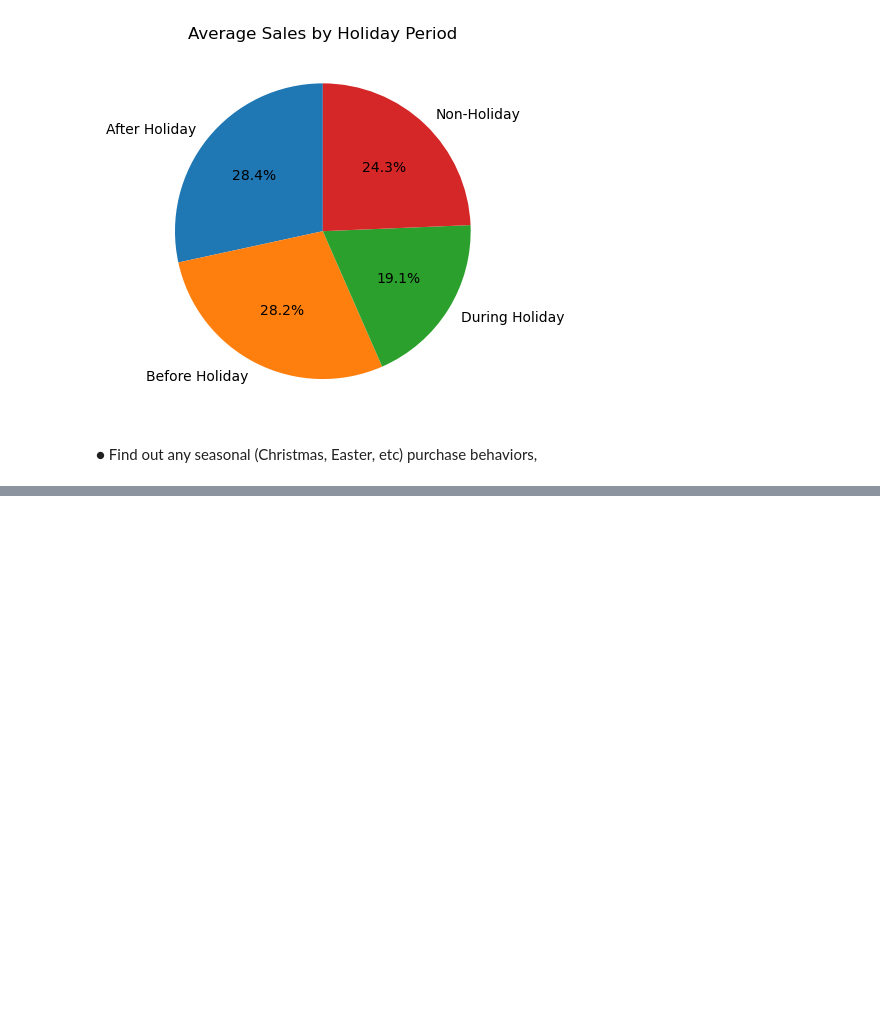
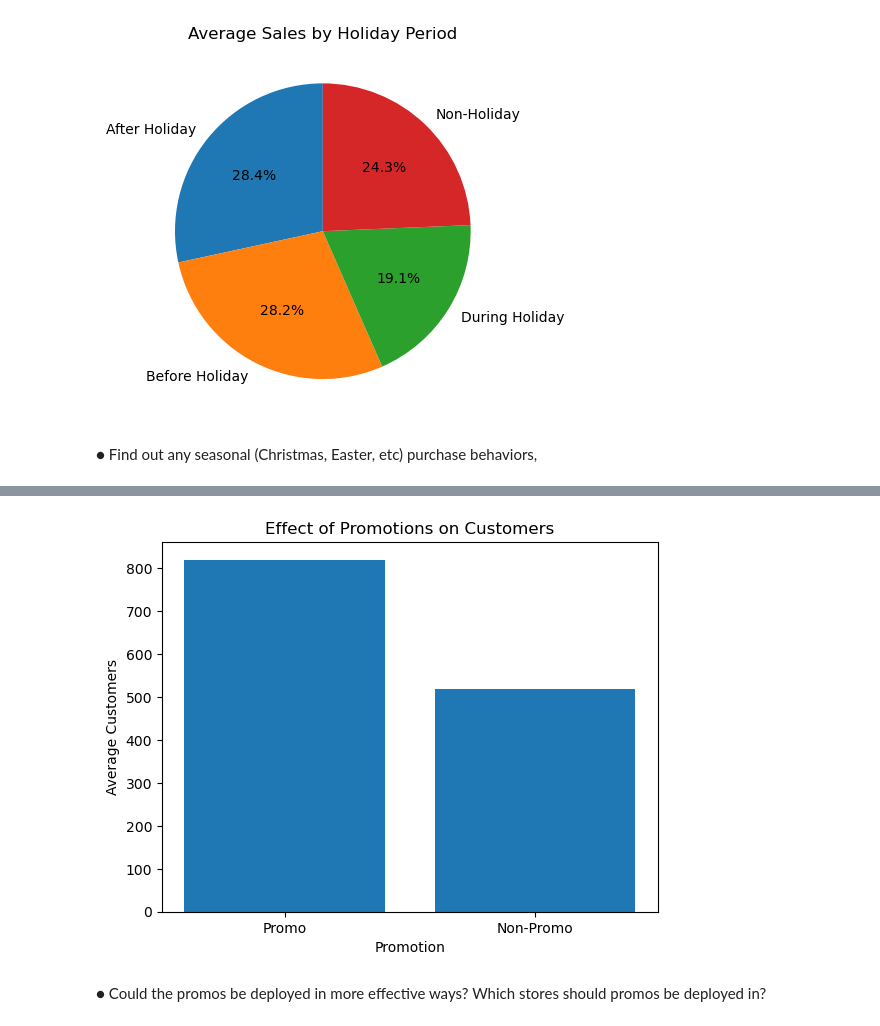
Before and after one commit to jodahe1/Rossmann-Pharmaceuticals-, a Jupyter notebook: Task1/EDA and Data Cleaning.ipynb, the cells around one changed output, grey strips where cells are left out. Cells and saved outputs as stored; diff of their text form; code cells hidden in the pictures; blank space fills up the shorter version.

```diff
--- a/Task1/EDA and Data Cleaning.ipynb
+++ b/Task1/EDA and Data Cleaning.ipynb
@@ -252,0 +344,16 @@ plt.show()
+# %%
+# Create a bar chart for average customers
+customers_labels = ['Promo', 'Non-Promo']
+customers_data = [avg_customers_promo, avg_customers_non_promo]
+
+plt.bar(customers_labels, customers_data)
+plt.xlabel('Promotion')
+plt.ylabel('Average Customers')
+plt.title('Effect of Promotions on Customers')
+
+# Show the plot for average customers
+plt.show()
+# %% [output]
+[figure, added]
+# %% [markdown]
+●	Could the promos be deployed in more effective ways? Which stores should promos be deployed in?
```
Also changed, not shown: parts of 10 cells of this notebook.
